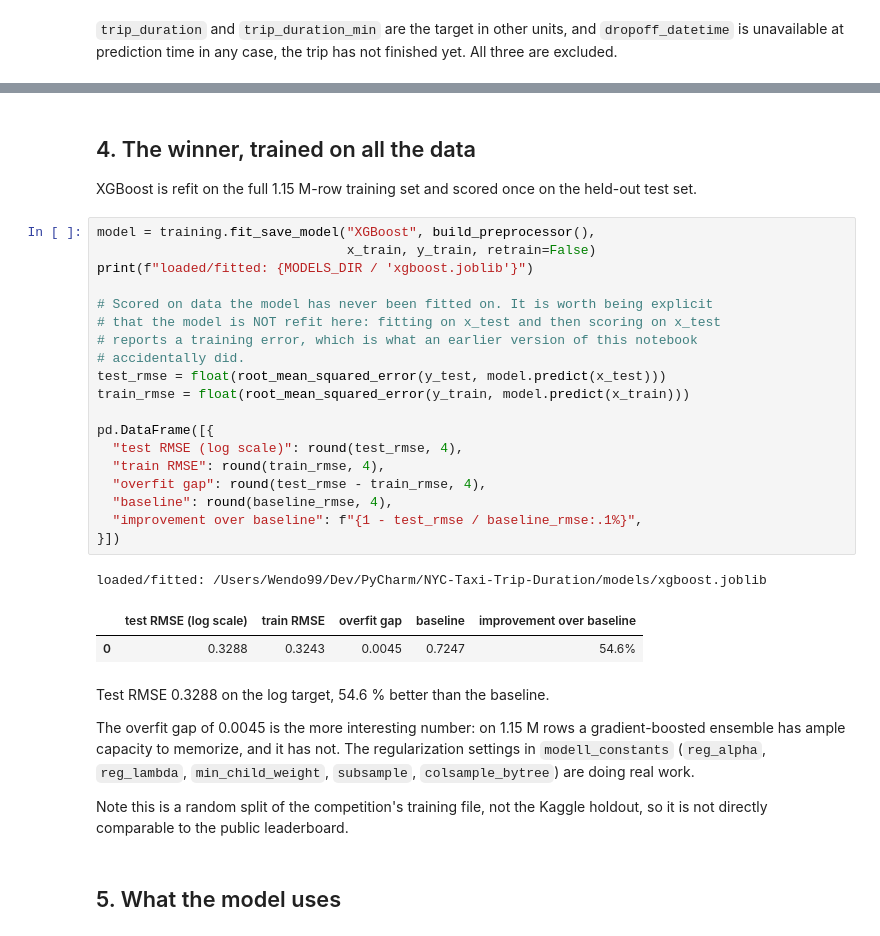
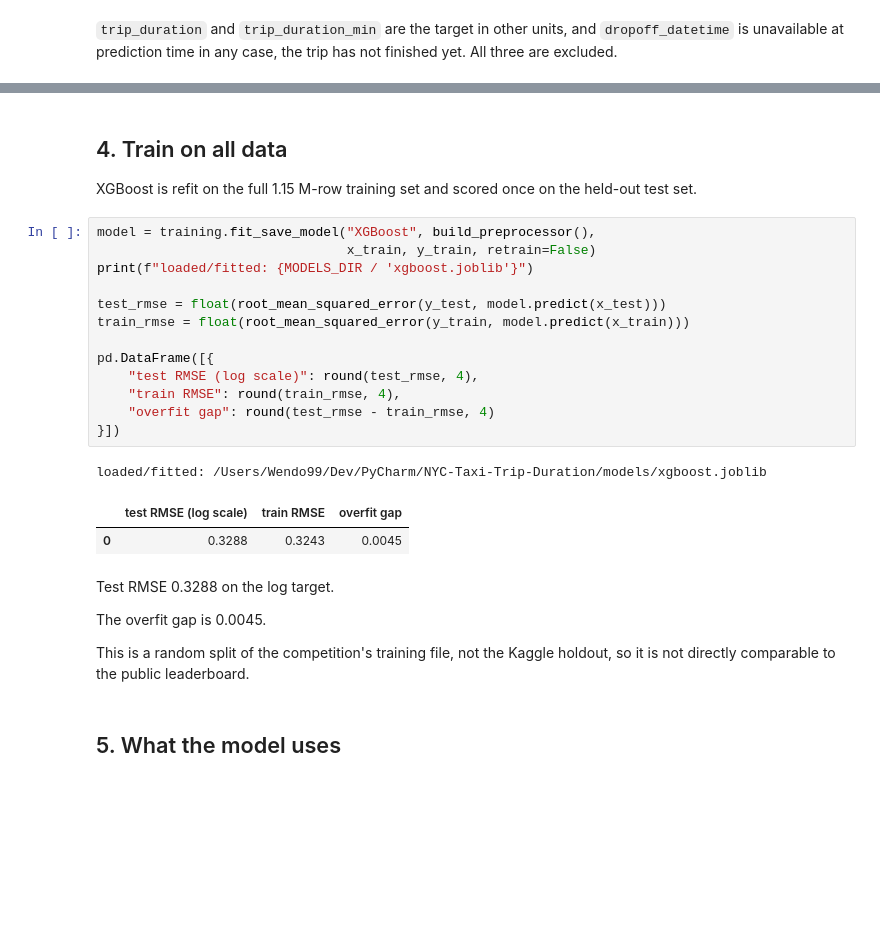
Before and after one commit to Wendo99/NYC-Taxi-Trip-Duration, a Jupyter notebook: notebooks/modelling.ipynb, the cells around one changed output, grey strips where cells are left out. Saved outputs shown, nothing was run; the diff lists cells and outputs as text; blank space fills up the shorter version.

```diff
--- a/notebooks/modelling.ipynb
+++ b/notebooks/modelling.ipynb
@@ -192,41 +163,32 @@ Three things stand out:
 - XGBoost beats RandomForest at a fraction of the fit time.
 # %% [markdown]
-## 4. The winner, trained on all the data
+## 4. Train on all data
 
 XGBoost is refit on the full 1.15 M-row training set and scored once on the
 held-out test set.
 # %%
 model = training.fit_save_model("XGBoost", build_preprocessor(),
                                 x_train, y_train, retrain=False)
 print(f"loaded/fitted: {MODELS_DIR / 'xgboost.joblib'}")
 
-# Scored on data the model has never been fitted on. It is worth being explicit
-# that the model is NOT refit here: fitting on x_test and then scoring on x_test
-# reports a training error, which is what an earlier version of this notebook
-# accidentally did.
 test_rmse = float(root_mean_squared_error(y_test, model.predict(x_test)))
 train_rmse = float(root_mean_squared_error(y_train, model.predict(x_train)))
 
 pd.DataFrame([{
-  "test RMSE (log scale)": round(test_rmse, 4),
-  "train RMSE": round(train_rmse, 4),
-  "overfit gap": round(test_rmse - train_rmse, 4),
-  "baseline": round(baseline_rmse, 4),
-  "improvement over baseline": f"{1 - test_rmse / baseline_rmse:.1%}",
+    "test RMSE (log scale)": round(test_rmse, 4),
+    "train RMSE": round(train_rmse, 4),
+    "overfit gap": round(test_rmse - train_rmse, 4)
 }])
 # %% [output]
 loaded/fitted: /Users/Wendo99/Dev/PyCharm/NYC-Taxi-Trip-Duration/models/xgboost.joblib
-|  | test RMSE (log scale) | train RMSE | overfit gap | baseline | improvement over baseline |
-| 0 | 0.3288 | 0.3243 | 0.0045 | 0.7247 | 54.6% |
+|  | test RMSE (log scale) | train RMSE | overfit gap |
+| 0 | 0.3288 | 0.3243 | 0.0045 |
 # %% [markdown]
-Test RMSE 0.3288 on the log target, 54.6 % better than the baseline.
+Test RMSE 0.3288 on the log target.
 
-The overfit gap of 0.0045 is the more interesting number: on 1.15 M rows a
-gradient-boosted ensemble has ample capacity to memorize, and it has not. The
-regularization settings in `modell_constants` (`reg_alpha`, `reg_lambda`,
-`min_child_weight`, `subsample`, `colsample_bytree`) are doing real work.
+The overfit gap is 0.0045.
 
-Note this is a random split of the competition's training file, not the Kaggle
+This is a random split of the competition's training file, not the Kaggle
 holdout, so it is not directly comparable to the public leaderboard.
 # %% [markdown]
 ## 5. What the model uses
```
Also changed, not shown: parts of 19 cells of this notebook, 5 other files.
